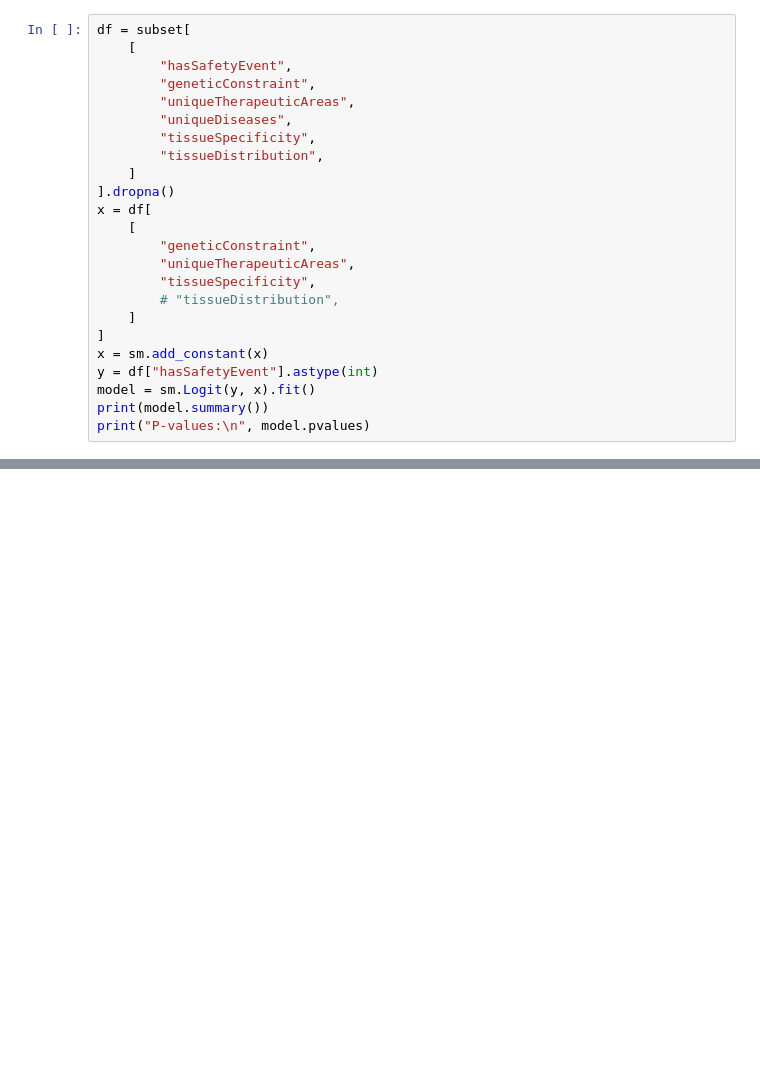
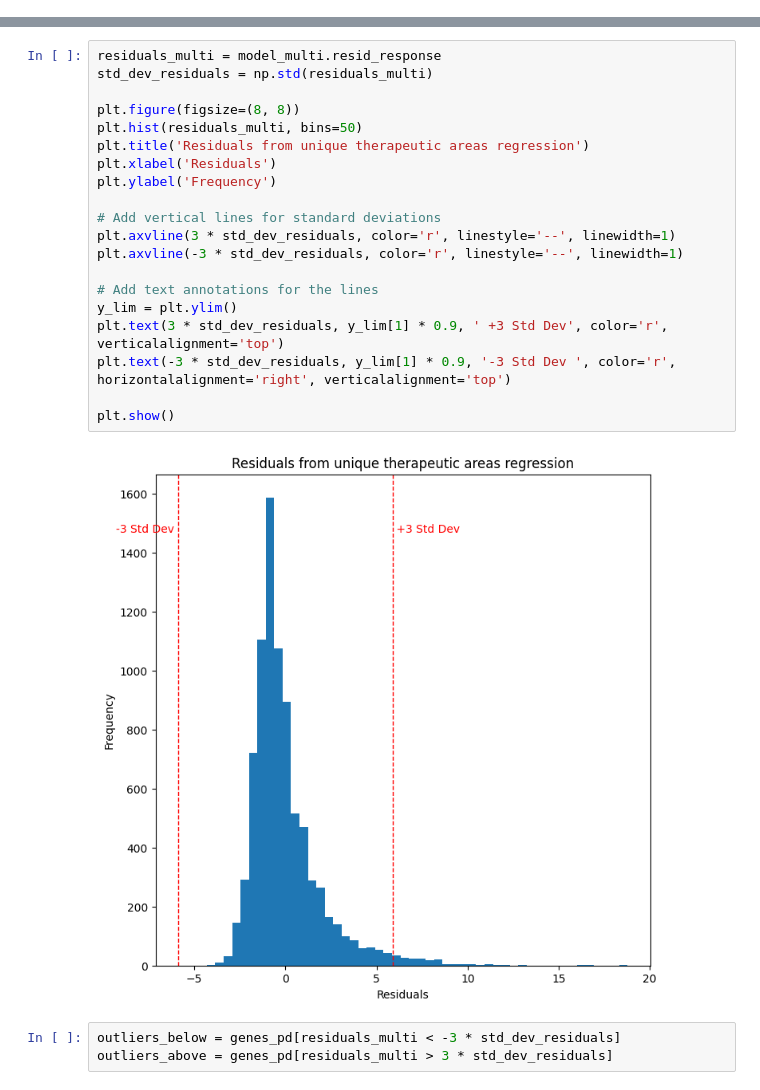
Before and after one commit to opentargets/Gentropy-manuscript, a Jupyter notebook: chapters/pleiotropy/gene_pleiotropy_analysis.ipynb, the cells around one changed output, grey strips where cells are left out. Saved outputs shown, nothing was run; the diff lists cells and outputs as text; blank space fills up the shorter version.

```diff
--- a/chapters/pleiotropy/gene_pleiotropy_analysis.ipynb
+++ b/chapters/pleiotropy/gene_pleiotropy_analysis.ipynb
@@ -800,24 +453,0 @@ subset
-# %%
-df = subset[
-    [
-        "hasSafetyEvent",
-        "geneticConstraint",
-        "uniqueTherapeuticAreas",
-        "uniqueDiseases",
-        "tissueSpecificity",
-        "tissueDistribution",
-    ]
-].dropna()
-x = df[
-    [
-        "geneticConstraint",
-        "uniqueTherapeuticAreas",
-        "tissueSpecificity",
-        # "tissueDistribution",
-    ]
-]
-x = sm.add_constant(x)
-y = df["hasSafetyEvent"].astype(int)
-model = sm.Logit(y, x).fit()
-print(model.summary())
-print("P-values:\n", model.pvalues)
@@ -841,0 +723,25 @@ dtype: float64
+# %%
+residuals_multi = model_multi.resid_response
+std_dev_residuals = np.std(residuals_multi)
+
+plt.figure(figsize=(8, 8))
+plt.hist(residuals_multi, bins=50)
+plt.title('Residuals from unique therapeutic areas regression')
+plt.xlabel('Residuals')
+plt.ylabel('Frequency')
+
+# Add vertical lines for standard deviations
+plt.axvline(3 * std_dev_residuals, color='r', linestyle='--', linewidth=1)
+plt.axvline(-3 * std_dev_residuals, color='r', linestyle='--', linewidth=1)
+
+# Add text annotations for the lines
+y_lim = plt.ylim()
+plt.text(3 * std_dev_residuals, y_lim[1] * 0.9, ' +3 Std Dev', color='r', verticalalignment='top')
+plt.text(-3 * std_dev_residuals, y_lim[1] * 0.9, '-3 Std Dev ', color='r', horizontalalignment='right', verticalalignment='top')
+
+plt.show()
+# %% [output]
+[figure, added]
+# %%
+outliers_below = genes_pd[residuals_multi < -3 * std_dev_residuals]
+outliers_above = genes_pd[residuals_multi > 3 * std_dev_residuals]
```
Also changed, not shown: parts of 66 cells of this notebook, 1 other file.
